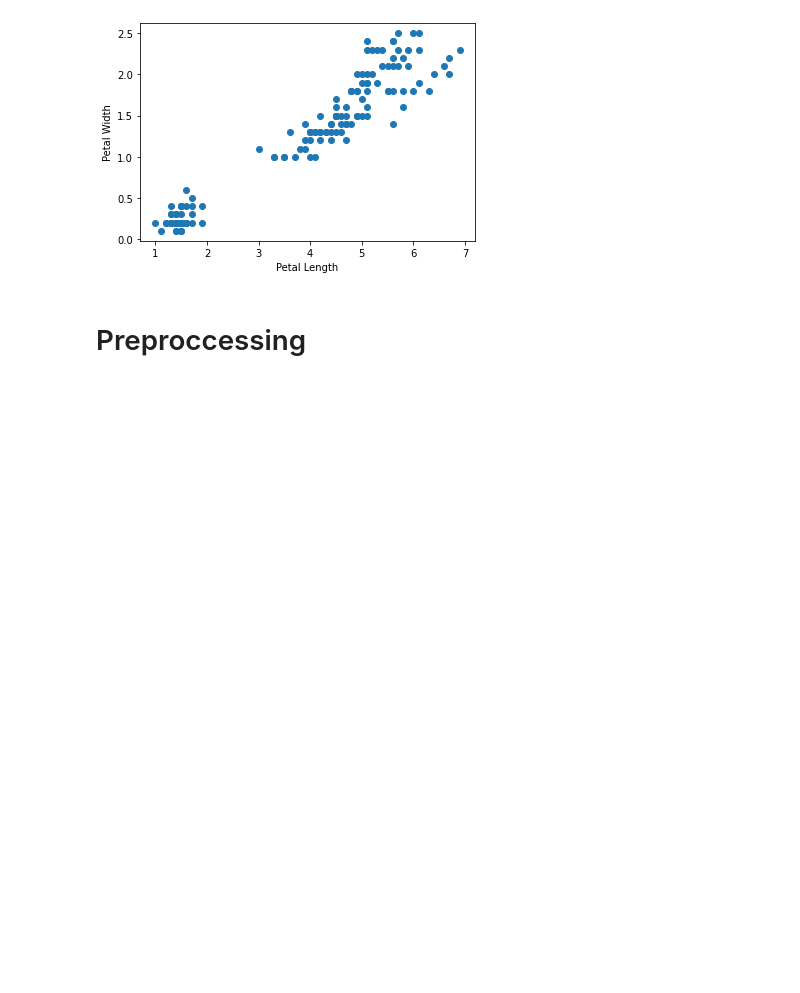
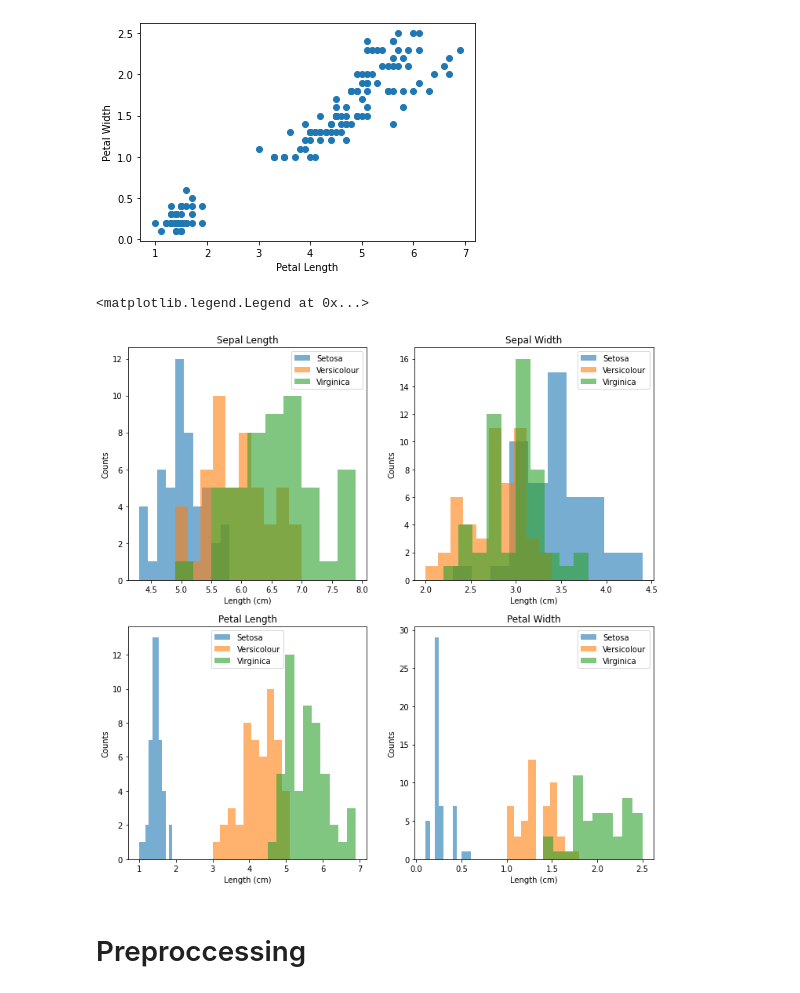
Before and after one commit to nguye639/RIT-DSCI-633-FDS, a Jupyter notebook: Assignments/Homework4.ipynb, the cells around one changed output. Cells and saved outputs as stored; diff of their text form; code cells hidden in the pictures; blank space fills up the shorter version.

```diff
--- a/Assignments/Homework4.ipynb
+++ b/Assignments/Homework4.ipynb
@@ -53,6 +53,47 @@ plt.xlabel("Petal Length")
 plt.ylabel("Petal Width");
 # %% [output]
 [figure]
+# %%
+plt.figure(figsize = (12,12))
+
+plt.subplot(2,2,1)
+plt.hist(data[:,0][data[:,4]==0], alpha = .6, label = "Setosa")
+plt.hist(data[:,0][data[:,4]==1], alpha = .6, label = "Versicolour")
+plt.hist(data[:,0][data[:,4]==2], alpha = .6, label = "Virginica")
+plt.title("Sepal Length")
+plt.ylabel("Counts")
+plt.xlabel("Length (cm)")
+plt.legend()
+
+plt.subplot(2,2,2)
+plt.hist(data[:,1][data[:,4]==0], alpha = .6, label = "Setosa")
+plt.hist(data[:,1][data[:,4]==1], alpha = .6, label = "Versicolour")
+plt.hist(data[:,1][data[:,4]==2], alpha = .6, label = "Virginica")
+plt.title("Sepal Width")
+plt.ylabel("Counts")
+plt.xlabel("Length (cm)")
+plt.legend()
+
+plt.subplot(2,2,3)
+plt.hist(data[:,2][data[:,4]==0], alpha = .6, label = "Setosa")
+plt.hist(data[:,2][data[:,4]==1], alpha = .6, label = "Versicolour")
+plt.hist(data[:,2][data[:,4]==2], alpha = .6, label = "Virginica")
+plt.title("Petal Length")
+plt.ylabel("Counts")
+plt.xlabel("Length (cm)")
+plt.legend()
+
+plt.subplot(2,2,4)
+plt.hist(data[:,3][data[:,4]==0], alpha = .6, label = "Setosa")
+plt.hist(data[:,3][data[:,4]==1], alpha = .6, label = "Versicolour")
+plt.hist(data[:,3][data[:,4]==2], alpha = .6, label = "Virginica")
+plt.title("Petal Width")
+plt.ylabel("Counts")
+plt.xlabel("Length (cm)")
+plt.legend()
+# %% [output]
+<matplotlib.legend.Legend at 0x...>
+[figure, added]
 # %% [markdown]
 # Preproccessing
 # %%
```
Also changed, not shown: parts of 7 cells of this notebook, 4 other files.
